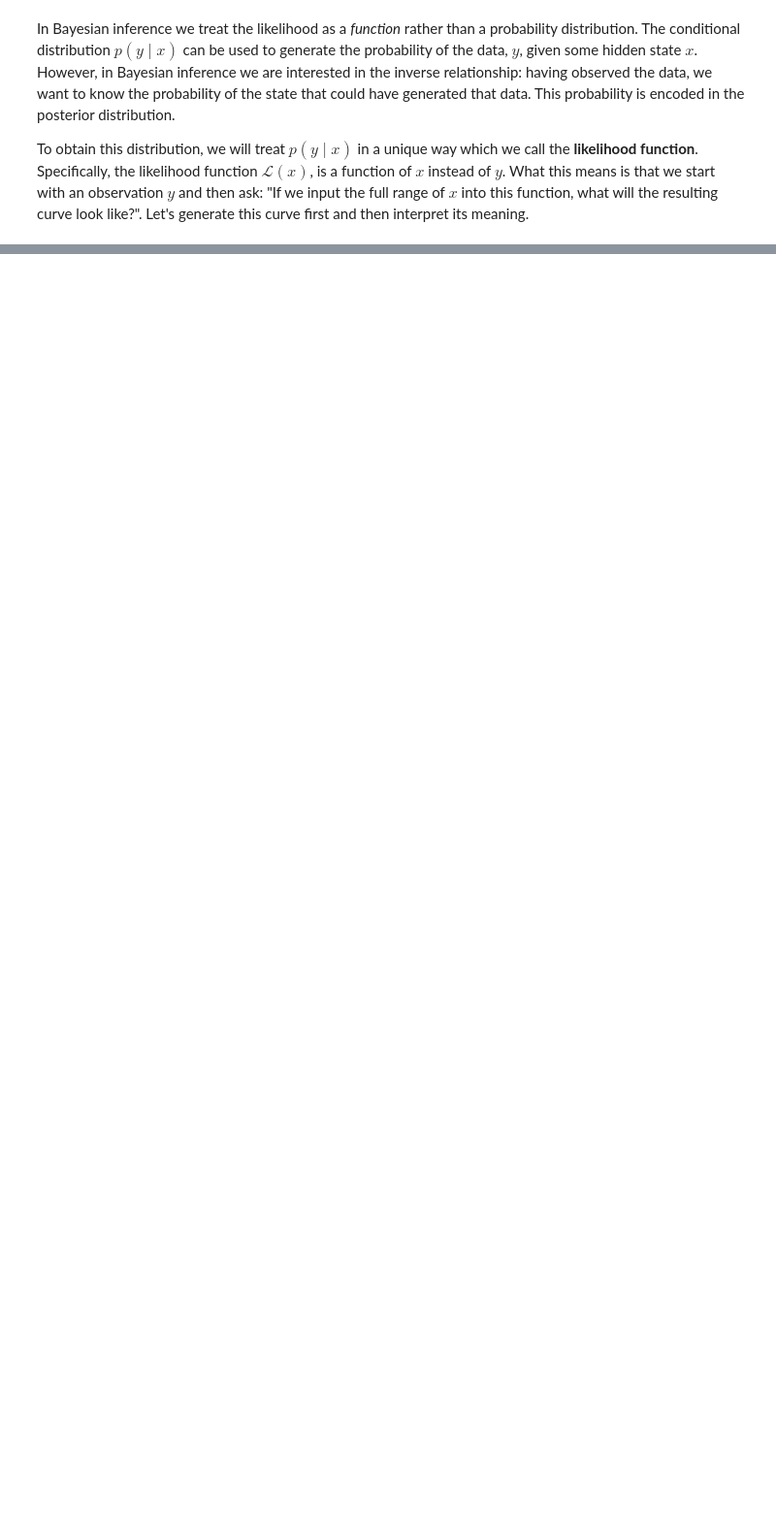
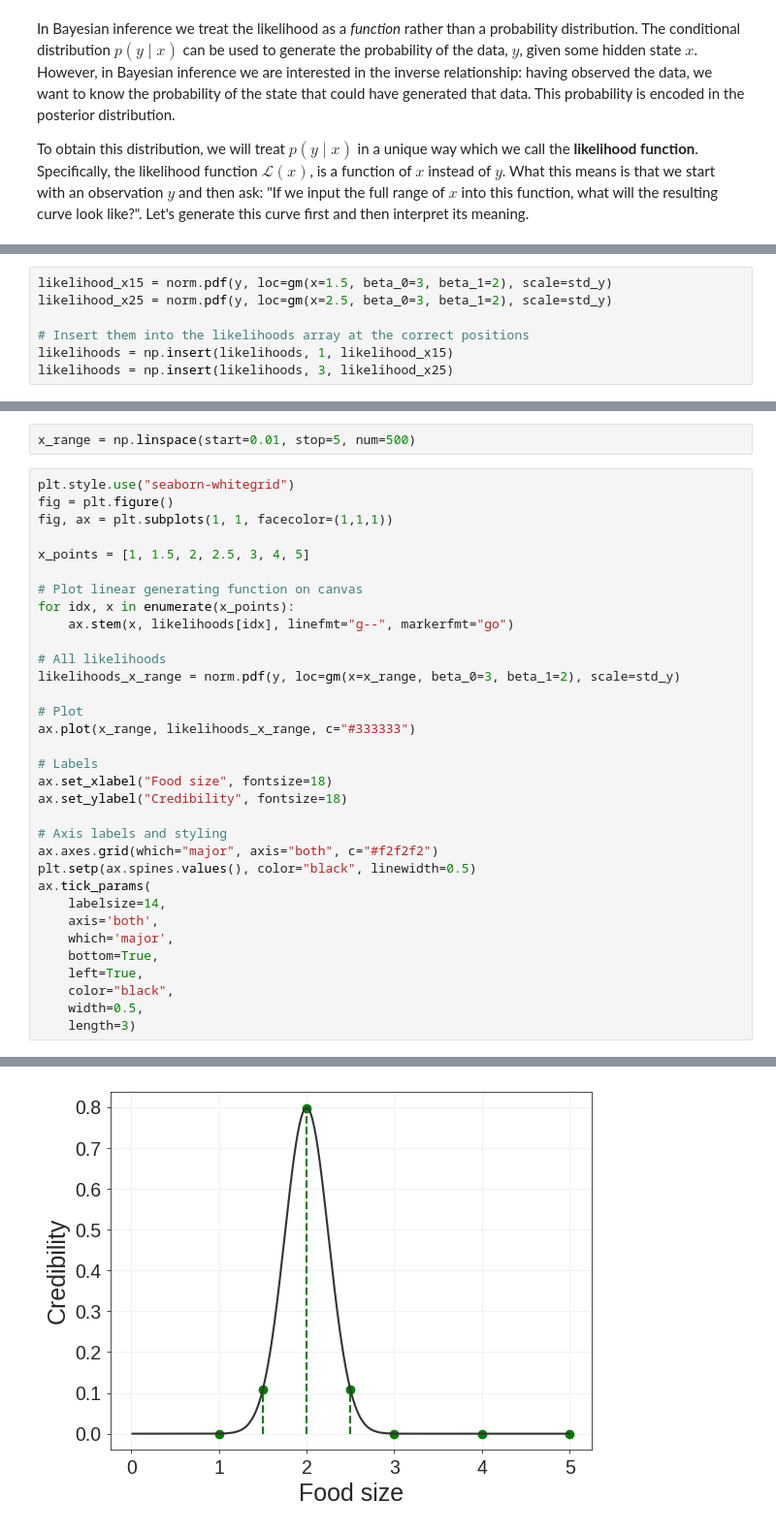
Before and after one commit to snamjoshi/faif-book, a Jupyter notebook: notebooks/background_material/likelihood_functions.ipynb, the cells around one changed output, grey strips where cells are left out. Shown at 97% size. Saved outputs shown, nothing was run; the diff lists cells and outputs as text; blank space fills up the shorter version.

```diff
--- a/notebooks/background_material/likelihood_functions.ipynb
+++ b/notebooks/background_material/likelihood_functions.ipynb
@@ -81,0 +84,7 @@ ax.tick_params(
+# %%
+likelihood_x15 = norm.pdf(y, loc=gm(x=1.5, beta_0=3, beta_1=2), scale=std_y)
+likelihood_x25 = norm.pdf(y, loc=gm(x=2.5, beta_0=3, beta_1=2), scale=std_y)
+
+# Insert them into the likelihoods array at the correct positions
+likelihoods = np.insert(likelihoods, 1, likelihood_x15)
+likelihoods = np.insert(likelihoods, 3, likelihood_x25)
@@ -81,0 +93,36 @@ ax.tick_params(
+# %%
+x_range = np.linspace(start=0.01, stop=5, num=500)
+# %%
+plt.style.use("seaborn-whitegrid")
+fig = plt.figure()
+fig, ax = plt.subplots(1, 1, facecolor=(1,1,1))
+
+x_points = [1, 1.5, 2, 2.5, 3, 4, 5]
+
+# Plot linear generating function on canvas
+for idx, x in enumerate(x_points):
+    ax.stem(x, likelihoods[idx], linefmt="g--", markerfmt="go")
+
+# All likelihoods
+likelihoods_x_range = norm.pdf(y, loc=gm(x=x_range, beta_0=3, beta_1=2), scale=std_y)
+
+# Plot
+ax.plot(x_range, likelihoods_x_range, c="#333333")
+
+# Labels
+ax.set_xlabel("Food size", fontsize=18)
+ax.set_ylabel("Credibility", fontsize=18)
+
+# Axis labels and styling
+ax.axes.grid(which="major", axis="both", c="#f2f2f2")
+plt.setp(ax.spines.values(), color="black", linewidth=0.5)
+ax.tick_params(
+    labelsize=14,
+    axis='both',
+    which='major',
+    bottom=True,
+    left=True,
+    color="black",
+    width=0.5,
+    length=3)
+# %% [output]
@@ -81,0 +130 @@ ax.tick_params(
+[figure, added]
```
Also changed, not shown: parts of 8 cells of this notebook, 2 other files.
